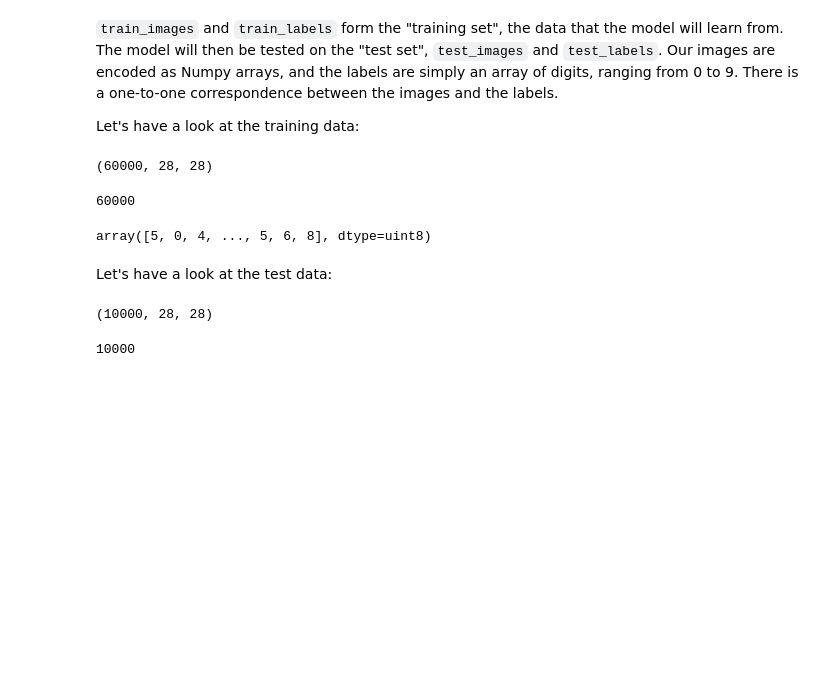
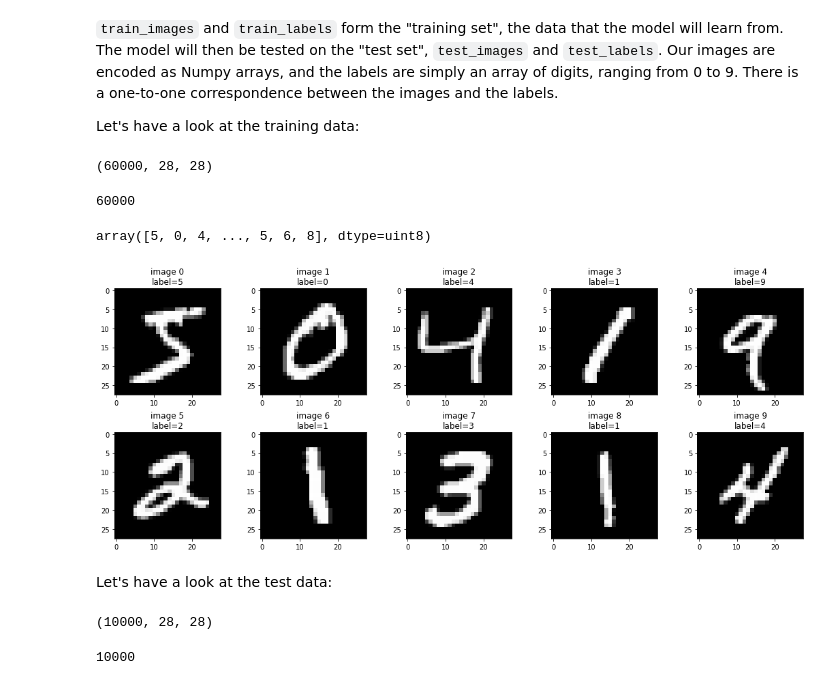
Before and after one commit to pjleimbigler/deep-learning-with-python-notebooks, a Jupyter notebook: 2.1-a-first-look-at-a-neural-network.ipynb, the cells around one changed output. Drawn from its saved outputs; the diff is of its cells as text; code cells hidden in the pictures; blank space fills up the shorter version.

```diff
--- a/2.1-a-first-look-at-a-neural-network.ipynb
+++ b/2.1-a-first-look-at-a-neural-network.ipynb
@@ -69,19 +76,3 @@ import matplotlib.pyplot as plt
 train_labels[:10]
 # %% [output]
 array([5, 0, 4, 1, 9, 2, 1, 3, 1, 4], dtype=uint8)
-# %%
-def show_digits(images, labels, preds, nrows, ncols, i0):
-    n = nrows * ncols
-    fig, axes = plt.subplots(nrows, ncols, figsize=(3*ncols, 3*nrows))
-
-    for i, ax in enumerate(axes.flatten()):
-        idx = i0 + i
-
-        ax.imshow(images[idx])
-
-        title_string = f'image {idx}\nlabel={labels[idx]}'
-        if preds is not None:
-            title_string += f', pred={preds[idx]}'
-        ax.set_title(title_string)
-
-    plt.tight_layout()
@@ -107,6 +94,26 @@ len(train_labels)
 train_labels
 # %% [output]
 array([5, 0, 4, ..., 5, 6, 8], dtype=uint8)
+# %%
+def show_digits(images, labels, preds, nrows, ncols, i0):
+    n = nrows * ncols
+    fig, axes = plt.subplots(nrows, ncols, figsize=(3*ncols, 3*nrows))
+
+    for i, ax in enumerate(axes.flatten()):
+        idx = i0 + i
+
+        ax.imshow(images[idx], cmap='Greys_r')
+
+        title_string = f'image {idx}\nlabel={labels[idx]}'
+        if preds is not None:
+            title_string += f', pred={preds[idx]}'
+        ax.set_title(title_string)
+
+    plt.tight_layout()
+# %%
+show_digits(train_images, train_labels, None, 2, 5, 0)
+# %% [output]
+[figure, added]
 # %% [markdown]
 Let's have a look at the test data:
 # %%
```
Also changed, not shown: parts of 19 cells of this notebook, 1 other file.
